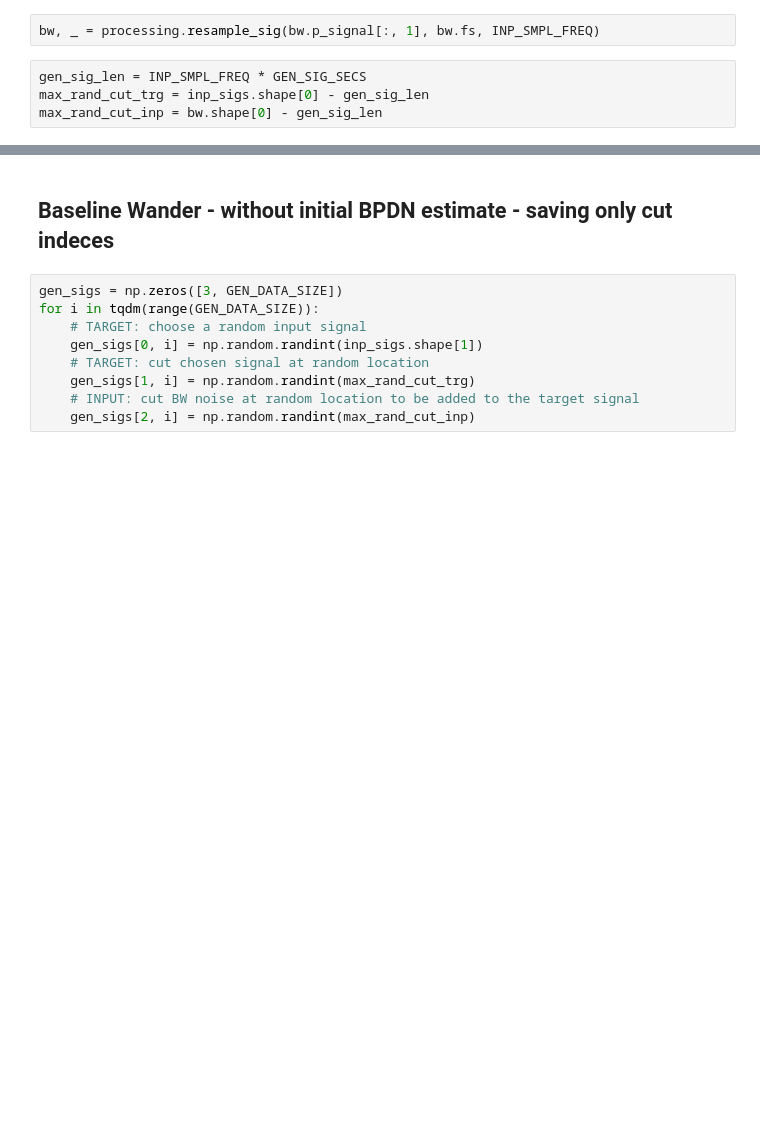
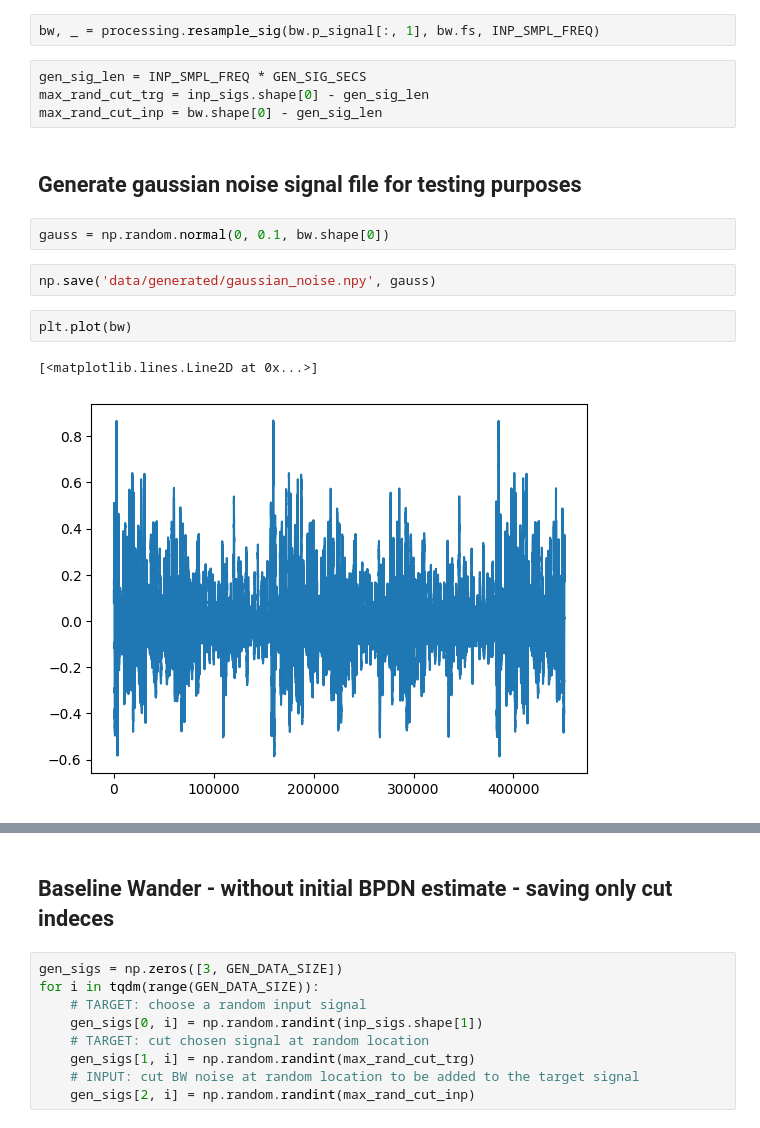
Before and after one commit to galigergergo/ecg-denoising, a Jupyter notebook: workspace/generate_data.ipynb, the cells around one changed output, grey strips where cells are left out. Saved outputs shown, nothing was run; the diff lists cells and outputs as text; blank space fills up the shorter version.

Commit message:
Generated gaussian noise signal for testing purposes

```diff
--- a/workspace/generate_data.ipynb
+++ b/workspace/generate_data.ipynb
@@ -25,3 +25,14 @@ bw, _ = processing.resample_sig(bw.p_signal[:, 1], bw.fs, INP_SMPL_FREQ)
 gen_sig_len = INP_SMPL_FREQ * GEN_SIG_SECS
 max_rand_cut_trg = inp_sigs.shape[0] - gen_sig_len
 max_rand_cut_inp = bw.shape[0] - gen_sig_len
+# %% [markdown]
+## Generate gaussian noise signal file for testing purposes
+# %%
+gauss = np.random.normal(0, 0.1, bw.shape[0])
+# %%
+np.save('data/generated/gaussian_noise.npy', gauss)
+# %%
+plt.plot(bw)
+# %% [output]
+[<matplotlib.lines.Line2D at 0x...>]
+[figure, added]
```
Also changed, not shown: parts of 1 cell of this notebook, 1 other file.
